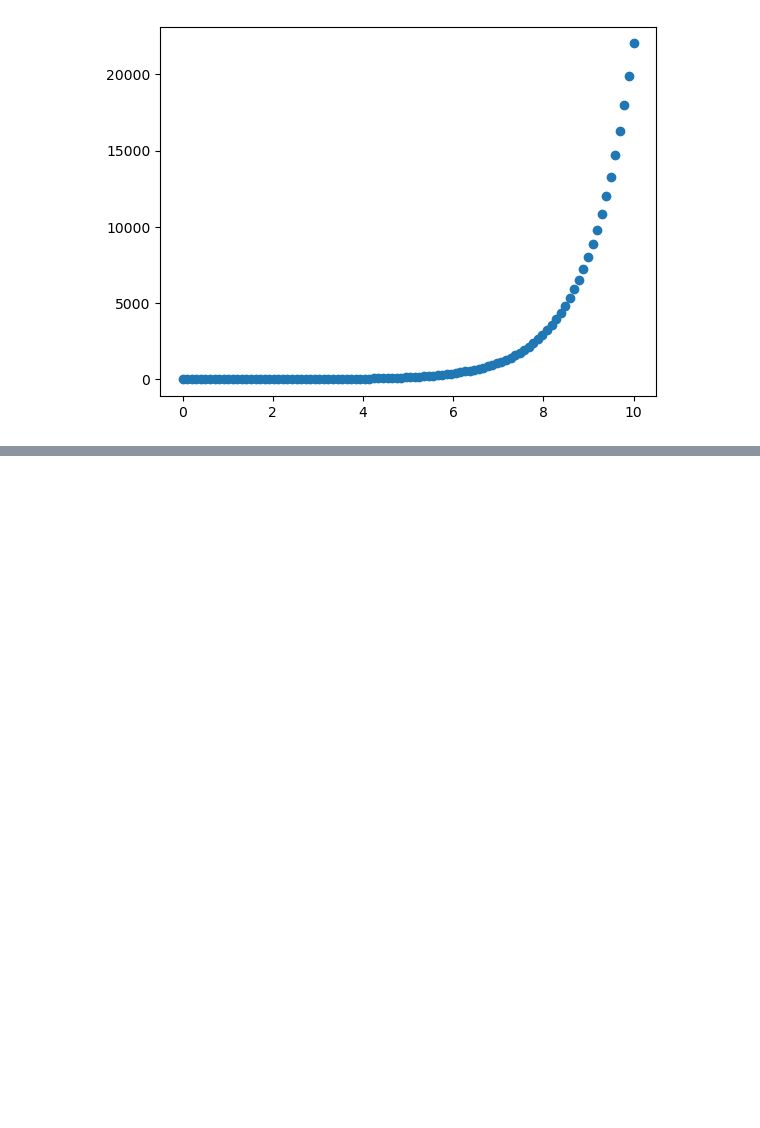
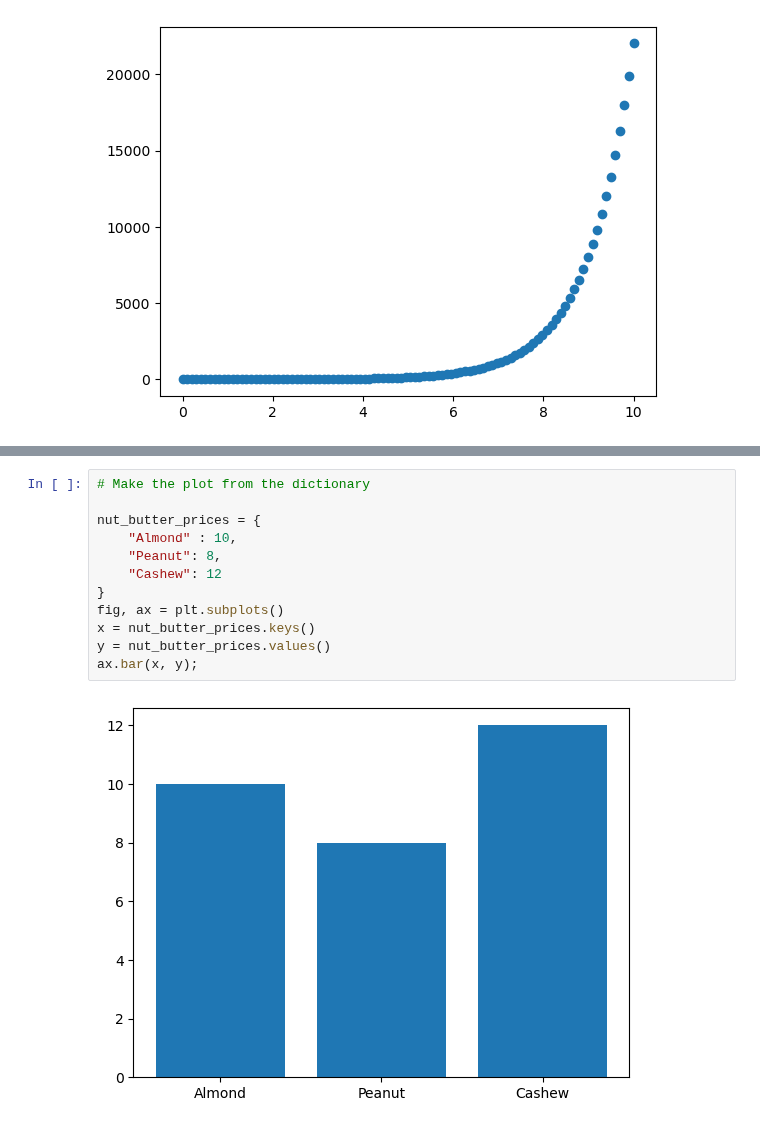
Before and after one commit to snmsndhu/Machine_Learning, a Jupyter notebook: 03_matplotlib/introduction_to_matplotlib.ipynb, the cells around one changed output, grey strips where cells are left out. Cells and saved outputs as stored; diff of their text form; blank space fills up the shorter version.

```diff
--- a/03_matplotlib/introduction_to_matplotlib.ipynb
+++ b/03_matplotlib/introduction_to_matplotlib.ipynb
@@ -133,0 +141,14 @@ ax.scatter(x, np.exp(x));
+# %%
+# Make the plot from the dictionary
+
+nut_butter_prices = {
+    "Almond" : 10,
+    "Peanut": 8,
+    "Cashew": 12
+}
+fig, ax = plt.subplots()
+x = nut_butter_prices.keys()
+y = nut_butter_prices.values()
+ax.bar(x, y);
+# %% [output]
+[figure, added]
```
Also changed, not shown: parts of 1 cell of this notebook.
